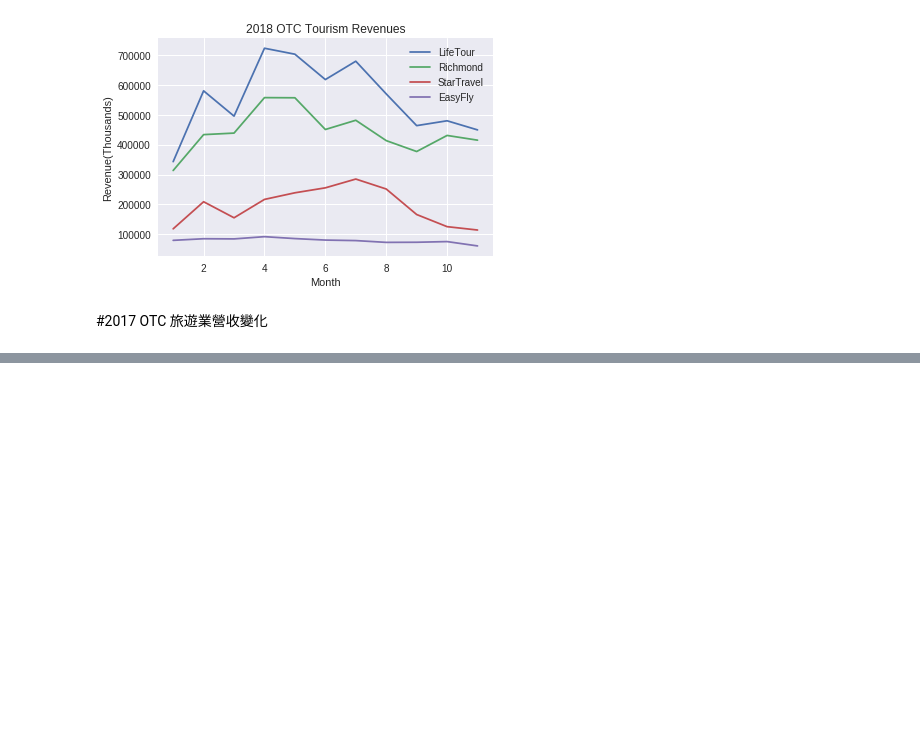
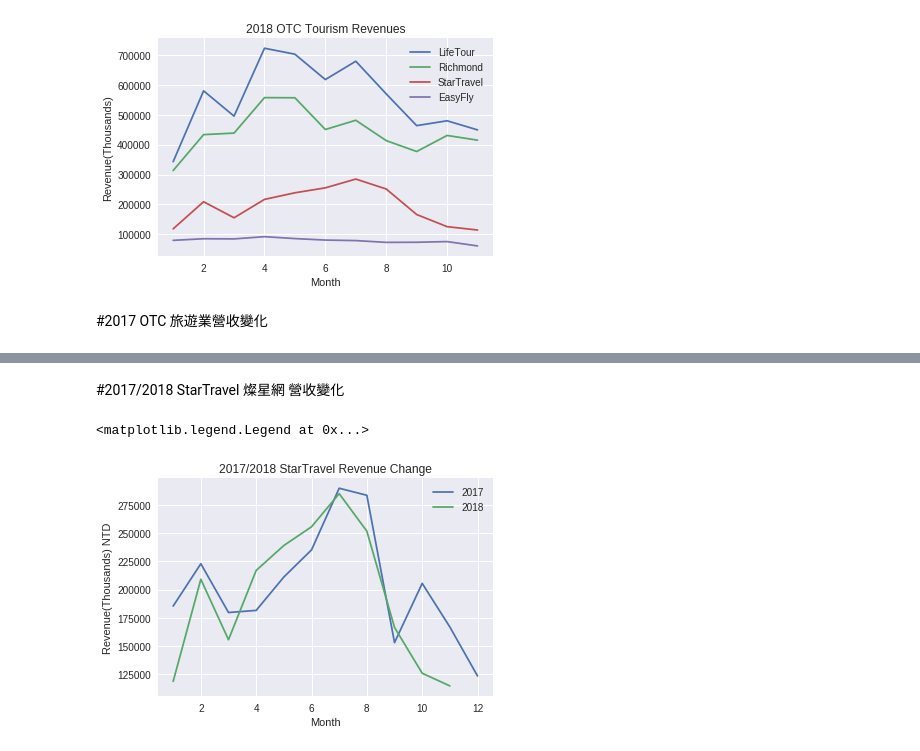
Before and after one commit to cwcheng0/LionTravel, a Jupyter notebook: TaiwanTourismMonthly.ipynb, the cells around one changed output, grey strips where cells are left out. Cells and saved outputs as stored; diff of their text form; code cells hidden in the pictures; blank space fills up the shorter version.

```diff
--- a/TaiwanTourismMonthly.ipynb
+++ b/TaiwanTourismMonthly.ipynb
@@ -1079,0 +1093,14 @@ plt.legend()
+# %% [markdown]
+#2017/2018 StarTravel 燦星網 營收變化
+# %%
+# 2017/2018 StarTravel Revenues Change
+# 燦星旅
+plt.plot(month_2017, StarTravel_2017, label="2017")
+plt.plot(month, StarTravel, label="2018")
+plt.xlabel('Month')
+plt.ylabel('Revenue(Thousands) NTD')
+plt.title('2017/2018 StarTravel Revenue Change')
+plt.legend()
+# %% [output]
+<matplotlib.legend.Legend at 0x...>
+[figure, added]
```
Also changed, not shown: parts of 12 cells of this notebook.
